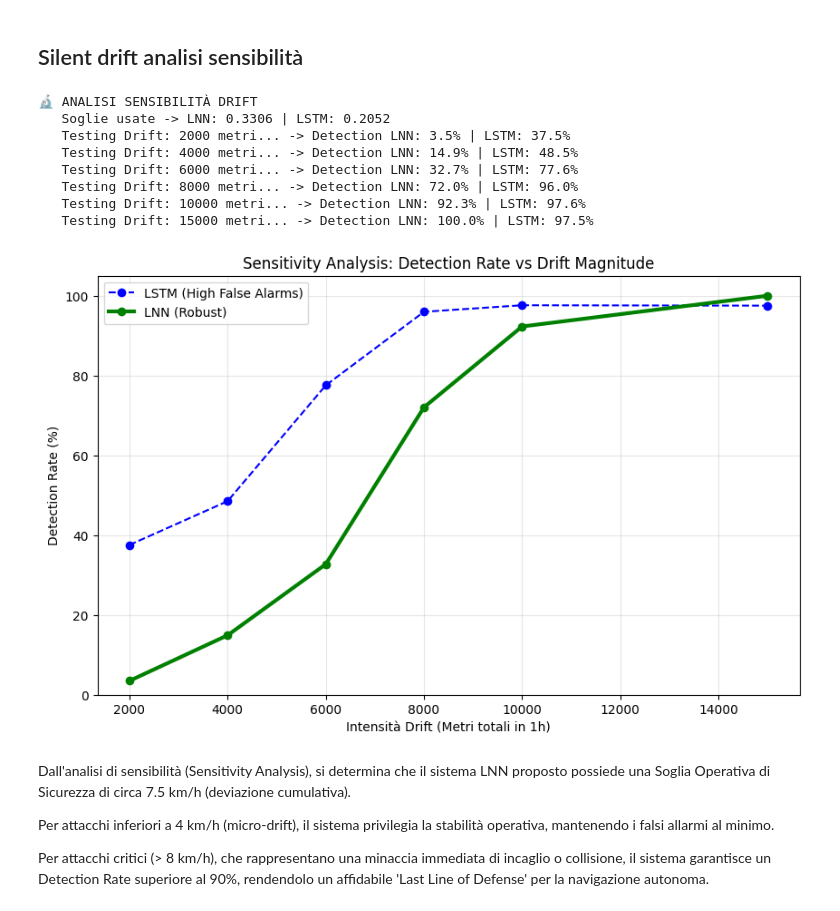
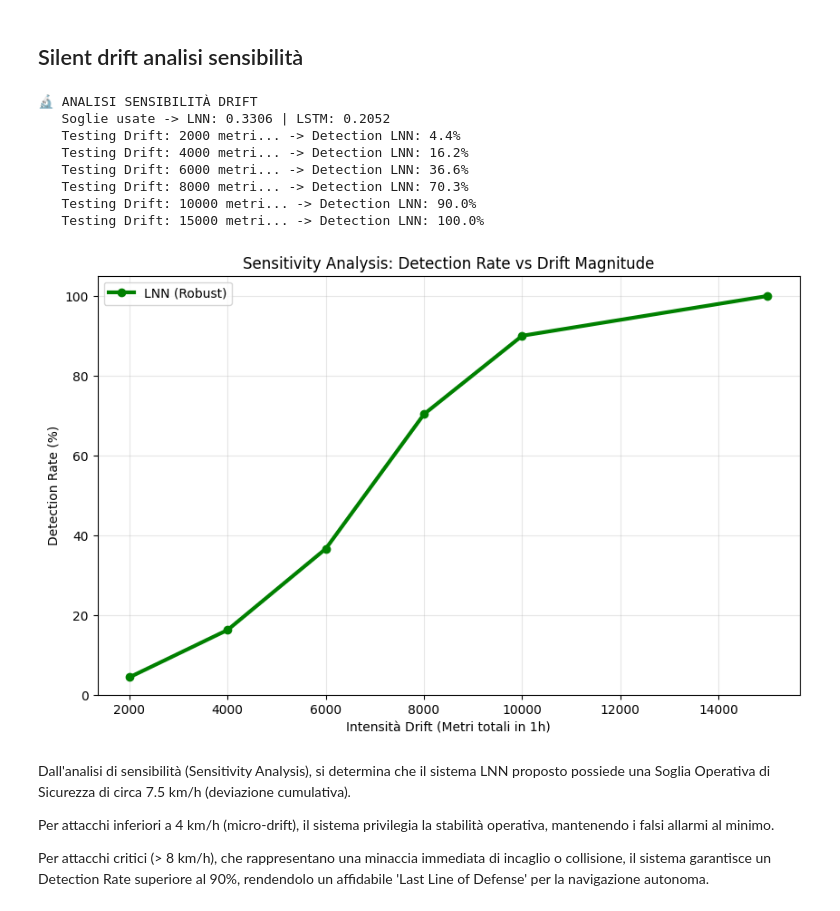
Before and after one commit to matteraggi/maritimeAIS, a Jupyter notebook: TrainingAIS.ipynb, the cells around one changed output. Saved outputs shown, nothing was run; the diff lists cells and outputs as text; code cells hidden in the pictures.

```diff
--- a/TrainingAIS.ipynb
+++ b/TrainingAIS.ipynb
@@ -1846,7 +1847,7 @@ Un ADE (Average Displacement Error) tra i 100m e i 500m su una predizione di 30
 # %% [markdown]
 ## Silent drift analisi sensibilità
 # %%
-def analyze_drift_sensitivity(model_lnn, model_lstm, X_test, y_test, std_delta,
+def analyze_drift_sensitivity(model_lnn, X_test, y_test, std_delta,
                               threshold_lnn, threshold_lstm,
                               drift_levels=[1000, 3000, 5000, 8000, 10000, 15000]):
 
@@ -1876,66 +1877,51 @@ def analyze_drift_sensitivity(model_lnn, model_lstm, X_test, y_test, std_delta,
         scores_lnn = get_mse_scores(model_lnn, X_drift_temp, y_drift_temp)
         det_rate_lnn = np.mean(scores_lnn > threshold_lnn) * 100
 
-        # 3. Valuta LSTM
-        scores_lstm = get_mse_scores(model_lstm, X_drift_temp, y_drift_temp)
-        det_rate_lstm = np.mean(scores_lstm > threshold_lstm) * 100
-
-        print(f" -> Detection LNN: {det_rate_lnn:.1f}% | LSTM: {det_rate_lstm:.1f}%")
+        print(f" -> Detection LNN: {det_rate_lnn:.1f}%")
 
         results.append({
             "Drift Meters": meters,
             "LNN Detection (%)": det_rate_lnn,
-            "LSTM Detection (%)": det_rate_lstm
         })
 
     # === PLOT DEI RISULTATI ===
     df_res = pd.DataFrame(results)
 
     plt.figure(figsize=(10, 6))
-
-    # Linea LSTM
-    plt.plot(df_res["Drift Meters"], df_res["LSTM Detection (%)"],
-             'o--', color='blue', label='LSTM (High False Alarms)')
 
     # Linea LNN
     plt.plot(df_res["Drift Meters"], df_res["LNN Detection (%)"],
              'o-', color='green', linewidth=3, label='LNN (Robust)')
 
     plt.title("Sensitivity Analysis: Detection Rate vs Drift Magnitude")
     plt.xlabel("Intensità Drift (Metri totali in 1h)")
     plt.ylabel("Detection Rate (%)")
     plt.ylim(0, 105)
     plt.grid(True, alpha=0.3)
     plt.legend()
     plt.show()
 
     return df_res
 
 # === ESECUZIONE ===
-# IMPORTANTE: Sostituisci questi valori con quelli usciti dal tuo ultimo "optimize_and_evaluate"
-# (Quelli che ti hanno dato 12% false alarm per intenderci)
+# IMPORTANTE: Sostituire con le soglie ottimali trovate in precedenza
 BEST_TH_LNN = 0.3306  # Se hai usato smoothing, usa th_lnn_sm
-BEST_TH_LSTM = 0.2052
-
-# Se non hai le variabili salvate, metti i numeri a mano, es:
-# BEST_TH_LNN = 0.4296
-# BEST_TH_LSTM = 0.3294
 
 df_sensitivity = analyze_drift_sensitivity(
-    model_lnn, model_lstm, X_test, y_test, STD_DELTA,
+    model_lnn, X_test, y_test, STD_DELTA,
     BEST_TH_LNN, BEST_TH_LSTM,
     drift_levels=[2000, 4000, 6000, 8000, 10000, 15000]
 )
 # %% [output]
 🔬 ANALISI SENSIBILITÀ DRIFT
    Soglie usate -> LNN: 0.3306 | LSTM: 0.2052
-   Testing Drift: 2000 metri... -> Detection LNN: 3.5% | LSTM: 37.5%
-   Testing Drift: 4000 metri... -> Detection LNN: 14.9% | LSTM: 48.5%
-   Testing Drift: 6000 metri... -> Detection LNN: 32.7% | LSTM: 77.6%
-   Testing Drift: 8000 metri... -> Detection LNN: 72.0% | LSTM: 96.0%
-   Testing Drift: 10000 metri... -> Detection LNN: 92.3% | LSTM: 97.6%
-   Testing Drift: 15000 metri... -> Detection LNN: 100.0% | LSTM: 97.5%
+   Testing Drift: 2000 metri... -> Detection LNN: 4.4%
+   Testing Drift: 4000 metri... -> Detection LNN: 16.2%
+   Testing Drift: 6000 metri... -> Detection LNN: 36.6%
+   Testing Drift: 8000 metri... -> Detection LNN: 70.3%
+   Testing Drift: 10000 metri... -> Detection LNN: 90.0%
+   Testing Drift: 15000 metri... -> Detection LNN: 100.0%
-[figure, old version]
+[figure, new version]
 # %% [markdown]
 Dall'analisi di sensibilità (Sensitivity Analysis), si determina che il sistema LNN proposto possiede una Soglia Operativa di Sicurezza di circa 7.5 km/h (deviazione cumulativa).
 
```
Also changed, not shown: parts of 11 cells of this notebook.
